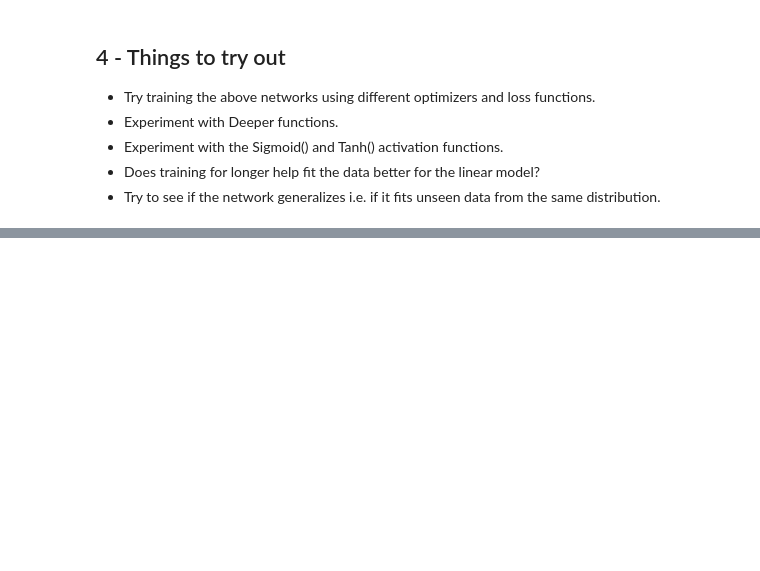
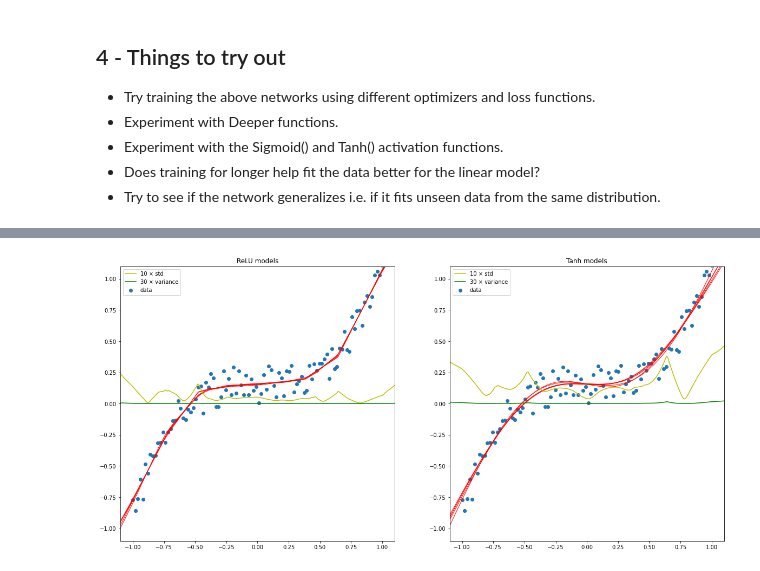
Before and after one commit to tirtharajdash/BITS-G513_MetaLearning, a Jupyter notebook: Lab_1B.ipynb, the cells around one changed output, grey strips where cells are left out. Saved outputs shown, nothing was run; the diff lists cells and outputs as text; code cells hidden in the pictures; blank space fills up the shorter version.

```diff
--- a/Lab_1B.ipynb
+++ b/Lab_1B.ipynb
@@ -218,0 +384,32 @@ Sequential(
+# %%
+# Predictions after Training
+
+y_pred = list()
+relu_models = models[:n_networks // 2]
+tanh_models = models[n_networks // 2:]
+plt.figure(figsize=(20, 10))
+
+def dense_prediction(models, non_linearity, zoom):
+    plt.subplot(1, 2, 1 if non_linearity == 'ReLU' else 2)
+    for model in models:
+        X_new = torch.unsqueeze(torch.linspace(-4, 4, 1001), dim=1).to(device)
+
+        # Getting predictions from input
+        with torch.no_grad():
+            y_pred.append(model(X_new))
+
+        plt.plot(X_new.cpu().numpy(), y_pred[-1].cpu().numpy(), 'r-', lw=1)
+    plt.scatter(X.cpu().numpy(), y.cpu().numpy(), label='data')
+    plt.axis('square')
+    plt.axis(torch.tensor((-1.1, 1.1, -1.1, 1.1)) * zoom);
+    y_combo = torch.stack(y_pred)
+    plt.plot(X_new.cpu().numpy(), 10 * y_combo.var(dim=0).cpu().sqrt().numpy(), 'y', label='10 × std')
+    plt.plot(X_new.cpu().numpy(), 10 * y_combo.var(dim=0).cpu().numpy(), 'g', label='30 × variance')
+    plt.legend()
+    plt.title(non_linearity + ' models')
+
+z = 1  # Try setting zoom values as 1 and 4
+dense_prediction(relu_models, 'ReLU', zoom=z)
+dense_prediction(tanh_models, 'Tanh', zoom=z)
+# %% [output]
+[figure, added]
```
Also changed, not shown: parts of 25 cells of this notebook.
